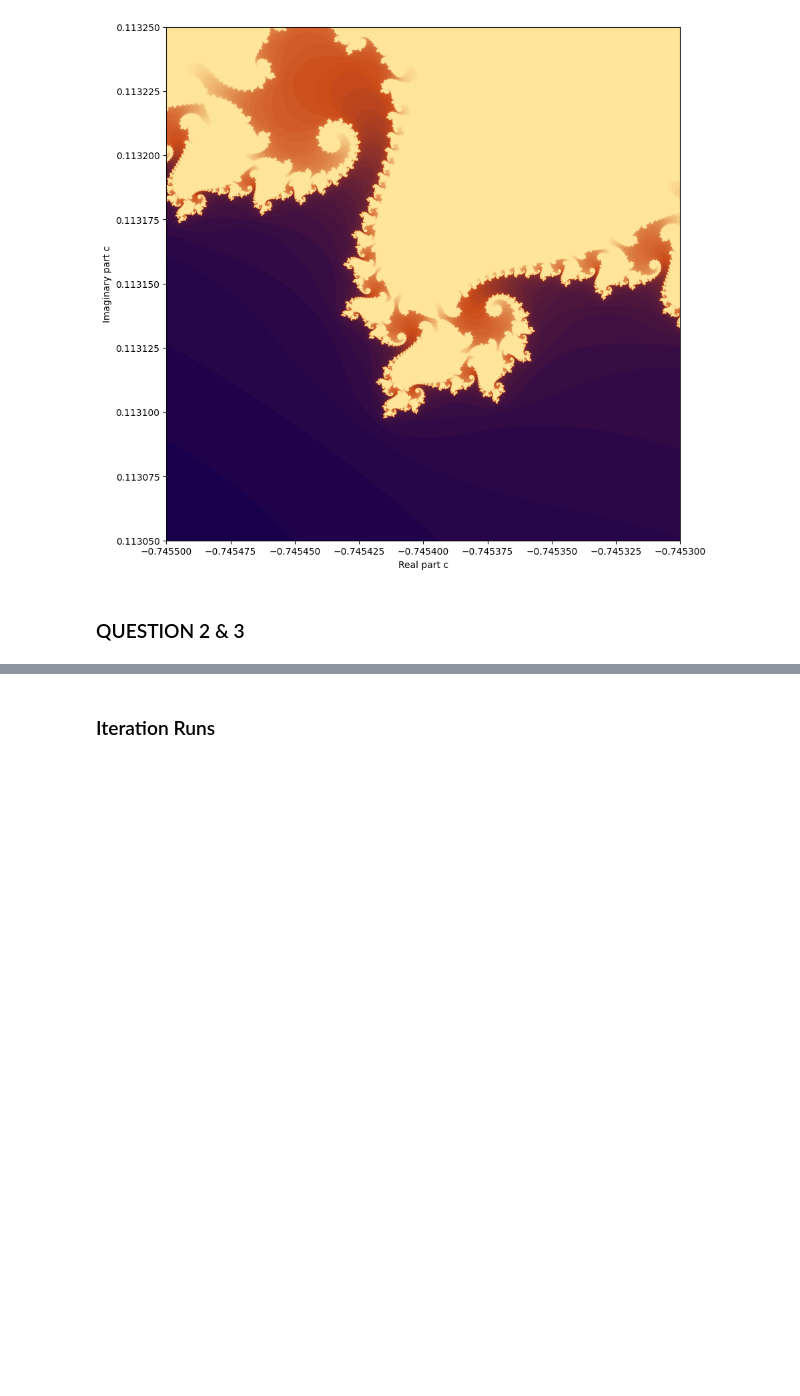
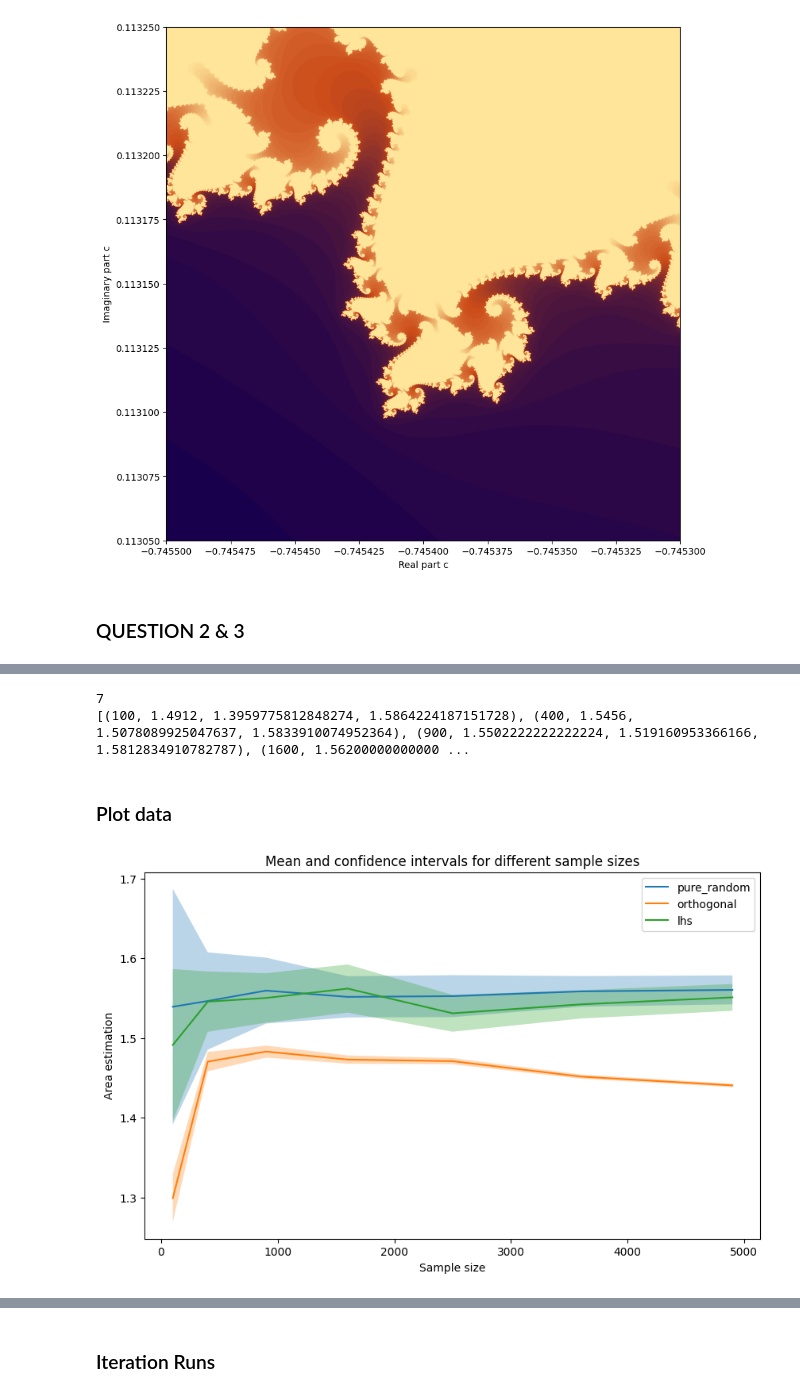
Before and after one commit to imaanb/StochSim_A1, a Jupyter notebook: opdr1.ipynb, the cells around one changed output, grey strips where cells are left out. Cells and saved outputs as stored; diff of their text form; code cells hidden in the pictures; blank space fills up the shorter version.

Commit message:
fixed orthogonal and started working on confidence intervals

```diff
--- a/opdr1.ipynb
+++ b/opdr1.ipynb
@@ -191,8 +204,7 @@ def orthogonal_sample(n_samples, x_min, x_max, y_min, y_max):
     return samples
 # %%
 # set sampling algorithm
-sample_type = "orthogonal" # alternitive: "pure_random", "orthogonal"
-
+sample_types = ["pure_random", "orthogonal", "lhs"]  # alternitive: "pure_random", "orthogonal"
 # set number of iterations
 n_it = [1, 10, 100, 1000, 10000, 100000, 100000, 1000000]
 
@@ -203,18 +215,20 @@ n_sample = [10, 100, 100, 1000, 10000, 100000, 1000000, 1000000]
 # set number of iterations
 n_it = [100]
 # set sample size
-n_sample = [10000]
+n_samples = [100,400,900,1600,2500,3600,4900]
 
 
 # complex plain boundaries: y_min, y_max
-x_min, x_max = -1.5, 1.5
-y_min, y_max = -1.5, 1.5
+x_min, x_max = -2, 2
+y_min, y_max = -2, 2
 
-with open(f"{sample_type}_with_{n_it[0]}_iterations_and_{n_sample}_samples.pkl", "wb") as f:
-      for setting in n_sample:
-            for _ in range(50):
+# for loop for keeping iterations constant
+for sample_type in sample_types:
+      for n_sample in n_samples:
+            with open(f"{sample_type}_with_{n_it[0]}_iterations_and_{n_sample}_samples.pkl", "wb") as f:
+                        for _ in range(50):
+                              result = monte_carlo(n_sample,sample_type, n_it[0],  y_min, y_max, x_min, x_max)
+                              pickle.dump(result, f)
 
-                  result = monte_carlo(setting,sample_type, n_it[0],  y_min, y_max, x_min, x_max)
-
-                  pickle.dump(result, f)
+# for loop for keeping number of samples constant
 # %% [output]
@@ -238 +254,58 @@ Estimated area for 10000 samples and 100 iterations: 1.5137999999999998
+# %%
+confidence_level = 0.95
+
+# dictionary for all data
+results_by_sample_type = {}
+
+for sample_type in sample_types:
+    all_results = []
+    for n_sample in n_samples:
+        results = []
+        with open(f"{sample_type}_with_{n_it[0]}_iterations_and_{n_sample}_samples.pkl", "rb") as f:
+            try:
+                while True:
+                    result = pickle.load(f)
+                    results.append(result)
+            except EOFError:
+                pass
+        results = np.array(results)
+        mean = np.mean(results, axis=0)
+
+        std_err = stats.sem(results, axis=0)
+        h = std_err * stats.t.ppf((1 + confidence_level) / 2., len(results) - 1)
+        lower_bound = mean - h
+        upper_bound = mean + h
+
+        all_results.append((n_sample, mean, lower_bound, upper_bound))
+
+    results_by_sample_type[sample_type] = all_results
+print(len(results_by_sample_type[sample_type]))
+print((results_by_sample_type[sample_type]))
+# %% [output]
+7
+[(100, 1.4912, 1.3959775812848274, 1.5864224187151728), (400, 1.5456, 1.5078089925047637, 1.5833910074952364), (900, 1.5502222222222224, 1.519160953366166, 1.5812834910782787), (1600, 1.56200000000000 ...
+# %% [markdown]
+### Plot data
+# %%
+n_samples = [100, 400, 900, 1600, 2500, 3600, 4900]
+
+plt.figure(figsize=(10, 6))
+for sample_type, data in results_by_sample_type.items():
+    means = []
+    lower_bounds = []
+    upper_bounds = []
+    for n_sample, mean, lower_bound, upper_bound in data:
+        means.append(mean)
+        lower_bounds.append(lower_bound)
+        upper_bounds.append(upper_bound)
+    plt.plot(n_samples, means, label=f'{sample_type}')
+    plt.fill_between(n_samples, lower_bounds, upper_bounds, alpha=0.3)
+
+plt.xlabel("Sample size")
+plt.ylabel("Area estimation")
+plt.title("Mean and confidence intervals for different sample sizes and 100 iterations")
+plt.legend()
+plt.show()
+# %% [output]
+[figure, added]
 # %%
```
Also changed, not shown: parts of 7 cells of this notebook, 31 other files.
